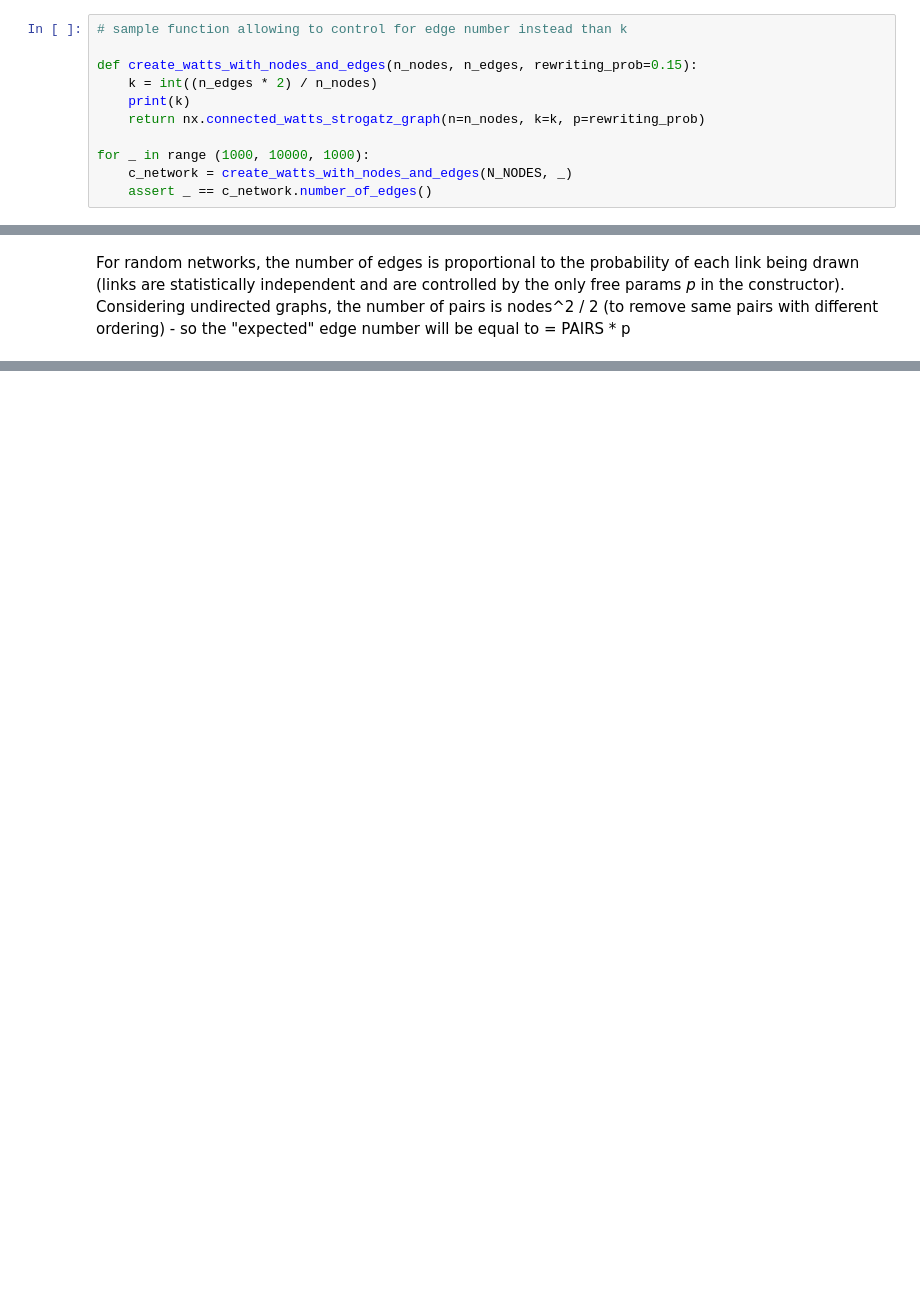
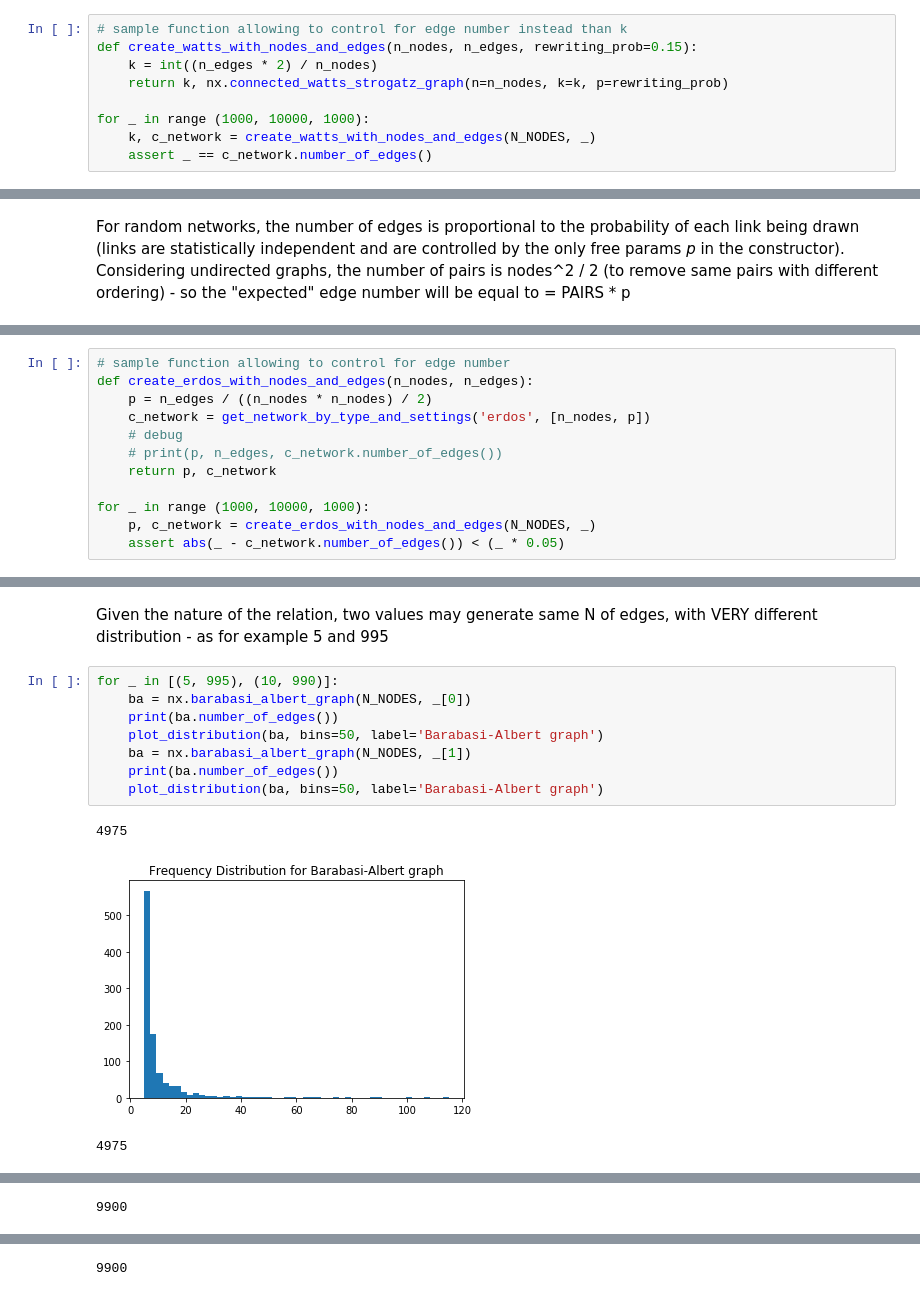
Before and after one commit to jacopotagliabue/On-the-plurality-of-graphs, a Jupyter notebook: notebooks/on_the_plurality_of_graphs_playground.ipynb, the cells around one changed output, grey strips where cells are left out. Drawn from its saved outputs; the diff is of its cells as text; blank space fills up the shorter version.

Commit message:
Update playground with check on barabasi edges as well

```diff
--- a/notebooks/on_the_plurality_of_graphs_playground.ipynb
+++ b/notebooks/on_the_plurality_of_graphs_playground.ipynb
@@ -370,12 +373,10 @@ for _ in range (2, 20, 2):
 18 9000
 # %%
 # sample function allowing to control for edge number instead than k
-
 def create_watts_with_nodes_and_edges(n_nodes, n_edges, rewriting_prob=0.15):
     k = int((n_edges * 2) / n_nodes)
-    print(k)
-    return nx.connected_watts_strogatz_graph(n=n_nodes, k=k, p=rewriting_prob)
+    return k, nx.connected_watts_strogatz_graph(n=n_nodes, k=k, p=rewriting_prob)
 
 for _ in range (1000, 10000, 1000):
-    c_network = create_watts_with_nodes_and_edges(N_NODES, _)
+    k, c_network = create_watts_with_nodes_and_edges(N_NODES, _)
     assert _ == c_network.number_of_edges()
@@ -407,0 +399,12 @@ for _ in range (1, 9):
+# %%
+# sample function allowing to control for edge number
+def create_erdos_with_nodes_and_edges(n_nodes, n_edges):
+    p = n_edges / ((n_nodes * n_nodes) / 2)
+    c_network = get_network_by_type_and_settings('erdos', [n_nodes, p])
+    # debug
+    # print(p, n_edges, c_network.number_of_edges())
+    return p, c_network
+
+for _ in range (1000, 10000, 1000):
+    p, c_network = create_erdos_with_nodes_and_edges(N_NODES, _)
+    assert abs(_ - c_network.number_of_edges()) < (_ * 0.05)
@@ -407,0 +424,14 @@ for _ in range (1, 9):
+# %% [markdown]
+Given the nature of the relation, two values may generate same N of edges, with VERY different distribution - as for example 5 and 995
+# %%
+for _ in [(5, 995), (10, 990)]:
+    ba = nx.barabasi_albert_graph(N_NODES, _[0])
+    print(ba.number_of_edges())
+    plot_distribution(ba, bins=50, label='Barabasi-Albert graph')
+    ba = nx.barabasi_albert_graph(N_NODES, _[1])
+    print(ba.number_of_edges())
+    plot_distribution(ba, bins=50, label='Barabasi-Albert graph')
+# %% [output]
+4975
+[figure, added]
+4975
@@ -407,0 +439 @@ for _ in range (1, 9):
+9900
@@ -407,0 +441 @@ for _ in range (1, 9):
+9900
```
Also changed, not shown: parts of 18 cells of this notebook.
